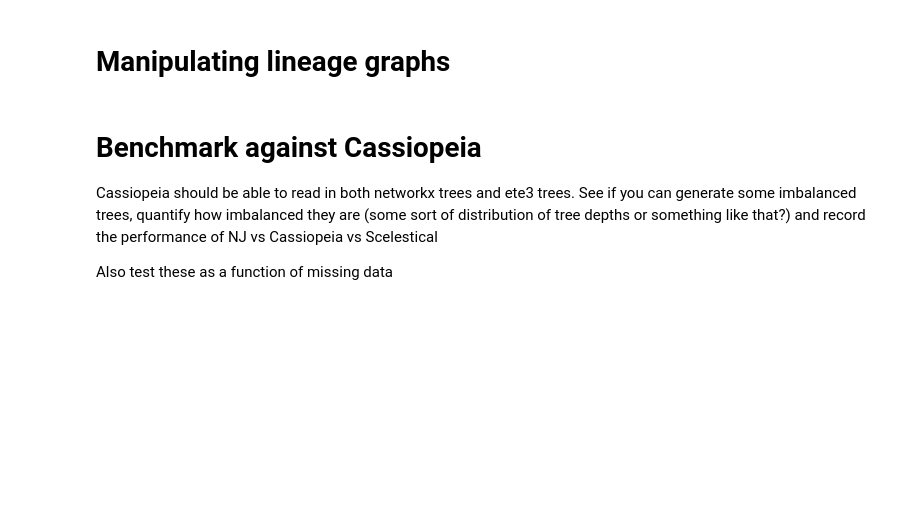
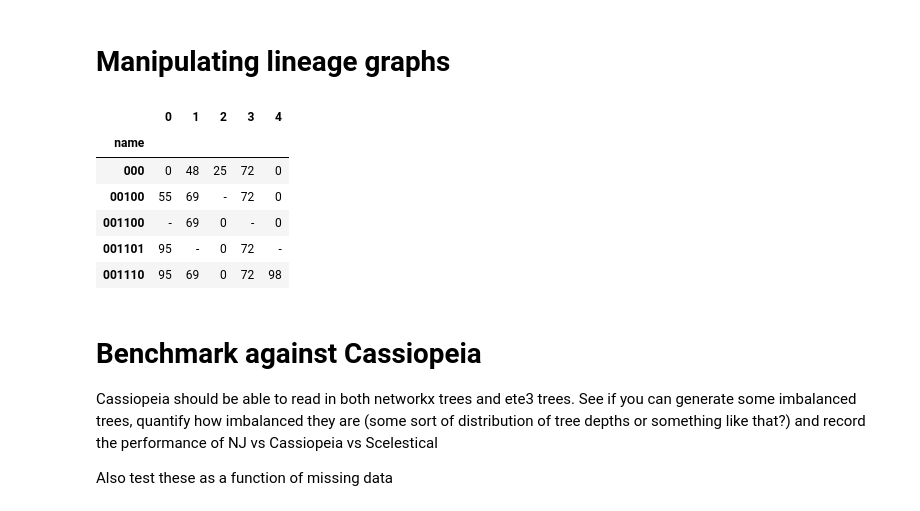
Before and after one commit to sitarapersad/lineageTracing, a Jupyter notebook: generate_trees.ipynb, the cells around one changed output. Cells and saved outputs as stored; diff of their text form; code cells hidden in the pictures; blank space fills up the shorter version.

```diff
--- a/generate_trees.ipynb
+++ b/generate_trees.ipynb
@@ -176,3 +195,53 @@ def save(lineage):
+# %%
+def get_character_matrix(lineage):
+    """
+    Return pd.DataFrame containing character matrix - maps cell IDs of leaf nodes to CRISPR edits.
+    """
+    # assuming ete3 tree:
+    leaves = lineage.get_leaves()
+    names = [str(leaf.name) for leaf in leaves]
+    cassette_states = [leaf.cassette_state for leaf in leaves]
+    df = pd.DataFrame(data=cassette_states, columns=list(range(0, 5)))
+    df.insert(0, 'name', names)
+    df = df.set_index('name')
+    return df
+
+
+def annotate_depths(lineage):
+    # assuming ete3 tree
+    for node in lineage.traverse("preorder"):
+        if node.is_root():
+            node.add_feature('depth', 0)
+        else:
+            node.add_feature('depth', node.up.depth+1)
+
+
+def measure_imbalance(lineage):
+    # assuming ete3 tree
+    annotate_depths(lineage)
+    leaf_depths = []
+    for node in lineage.get_leaves():
+        leaf_depths.append(node.depth)
+    return max(leaf_depths) - min(leaf_depths)
+
+
+def save(lineage):
+    """
+    Save a copy of lineage networkx DiGraph is some easily read form
+    """
+
+    raise NotImplementedError
+# %%
+matrix = get_character_matrix(tree)
+matrix.head()
+# %% [output]
+|  | 0 | 1 | 2 | 3 | 4 |
+| name |  |  |  |  |  |
+| 000 | 0 | 48 | 25 | 72 | 0 |
+| 00100 | 55 | 69 | - | 72 | 0 |
+| 001100 | - | 69 | 0 | - | 0 |
+| 001101 | 95 | - | 0 | 72 | - |
+| 001110 | 95 | 69 | 0 | 72 | 98 |
 # %% [markdown]
 # Benchmark against Cassiopeia
 
```
Also changed, not shown: parts of 24 cells of this notebook.
